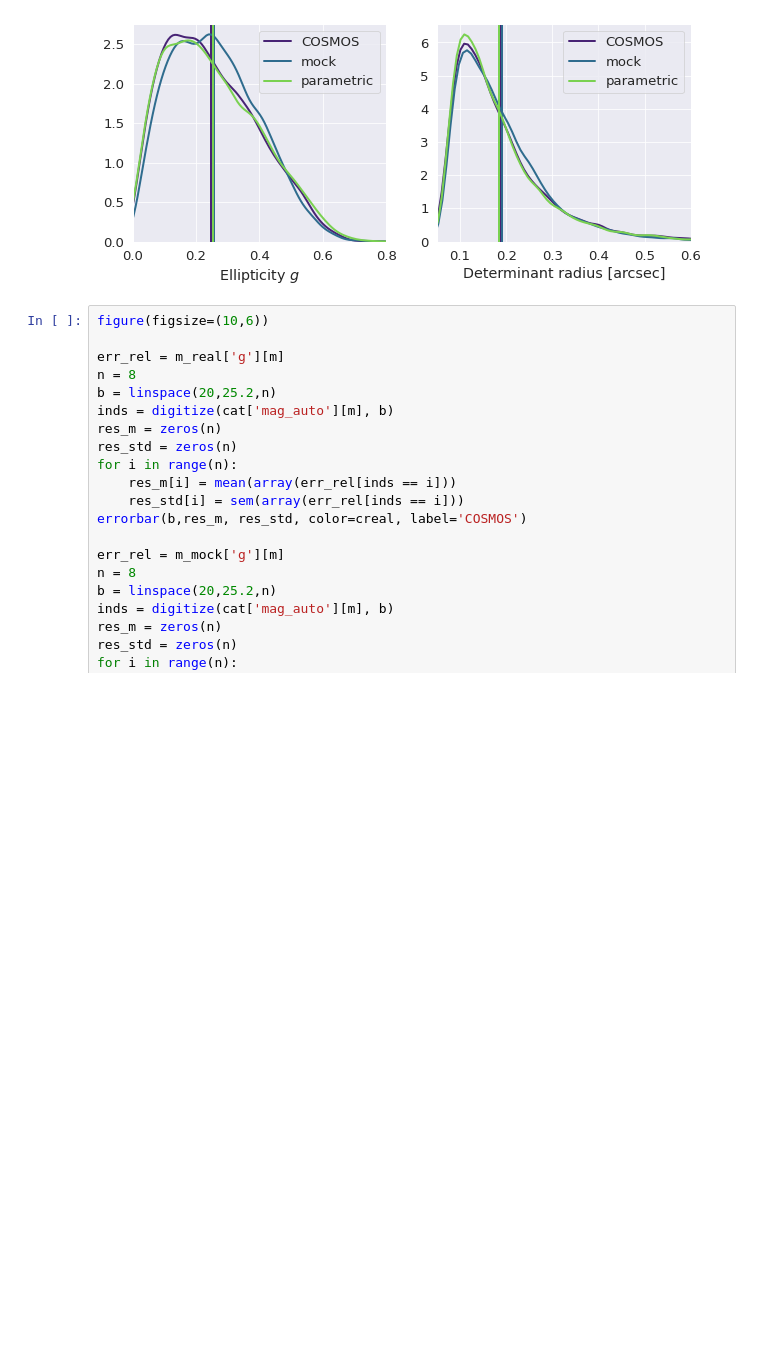
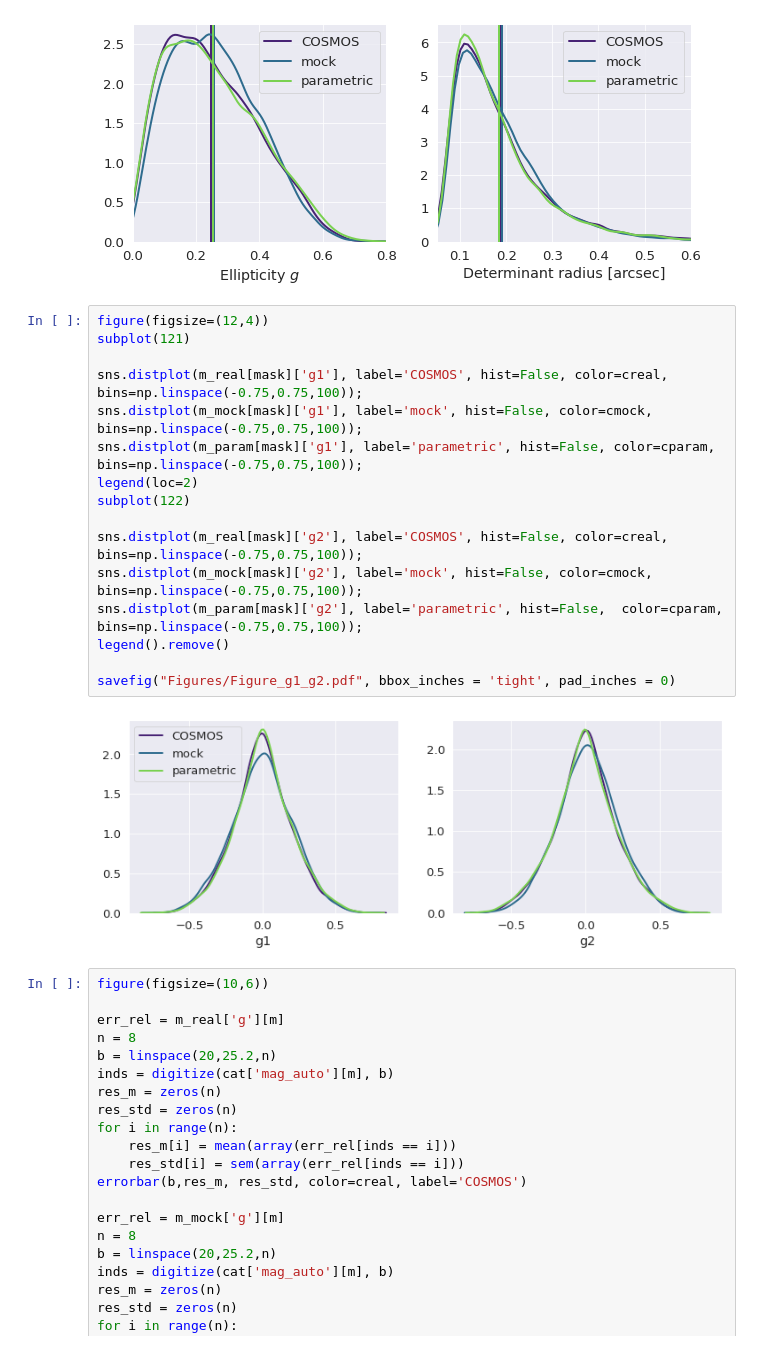
Before and after one commit to McWilliamsCenter/deep_galaxy_models, a Jupyter notebook: Figure_Moments.ipynb, the cells around one changed output. Saved outputs shown, nothing was run; the diff lists cells and outputs as text; blank space fills up the shorter version.

Commit message:
Adds g1 g2 plots

```diff
--- a/Figure_Moments.ipynb
+++ b/Figure_Moments.ipynb
@@ -88,6 +88,24 @@ Mean real size: 0.1888 +/-0.0011
 Mean mock size: 0.1901 +/-0.0010
 Mean param size: 0.1854 +/-0.0011
 [figure]
+# %%
+figure(figsize=(12,4))
+subplot(121)
+
+sns.distplot(m_real[mask]['g1'], label='COSMOS', hist=False, color=creal, bins=np.linspace(-0.75,0.75,100));
+sns.distplot(m_mock[mask]['g1'], label='mock', hist=False, color=cmock, bins=np.linspace(-0.75,0.75,100));
+sns.distplot(m_param[mask]['g1'], label='parametric', hist=False, color=cparam, bins=np.linspace(-0.75,0.75,100));
+legend(loc=2)
+subplot(122)
+
+sns.distplot(m_real[mask]['g2'], label='COSMOS', hist=False, color=creal, bins=np.linspace(-0.75,0.75,100));
+sns.distplot(m_mock[mask]['g2'], label='mock', hist=False, color=cmock, bins=np.linspace(-0.75,0.75,100));
+sns.distplot(m_param[mask]['g2'], label='parametric', hist=False,  color=cparam, bins=np.linspace(-0.75,0.75,100));
+legend().remove()
+
+savefig("Figures/Figure_g1_g2.pdf", bbox_inches = 'tight', pad_inches = 0)
+# %% [output]
+[figure, added]
 # %%
 figure(figsize=(10,6))
 
```
Also changed, not shown: 2 other files.
